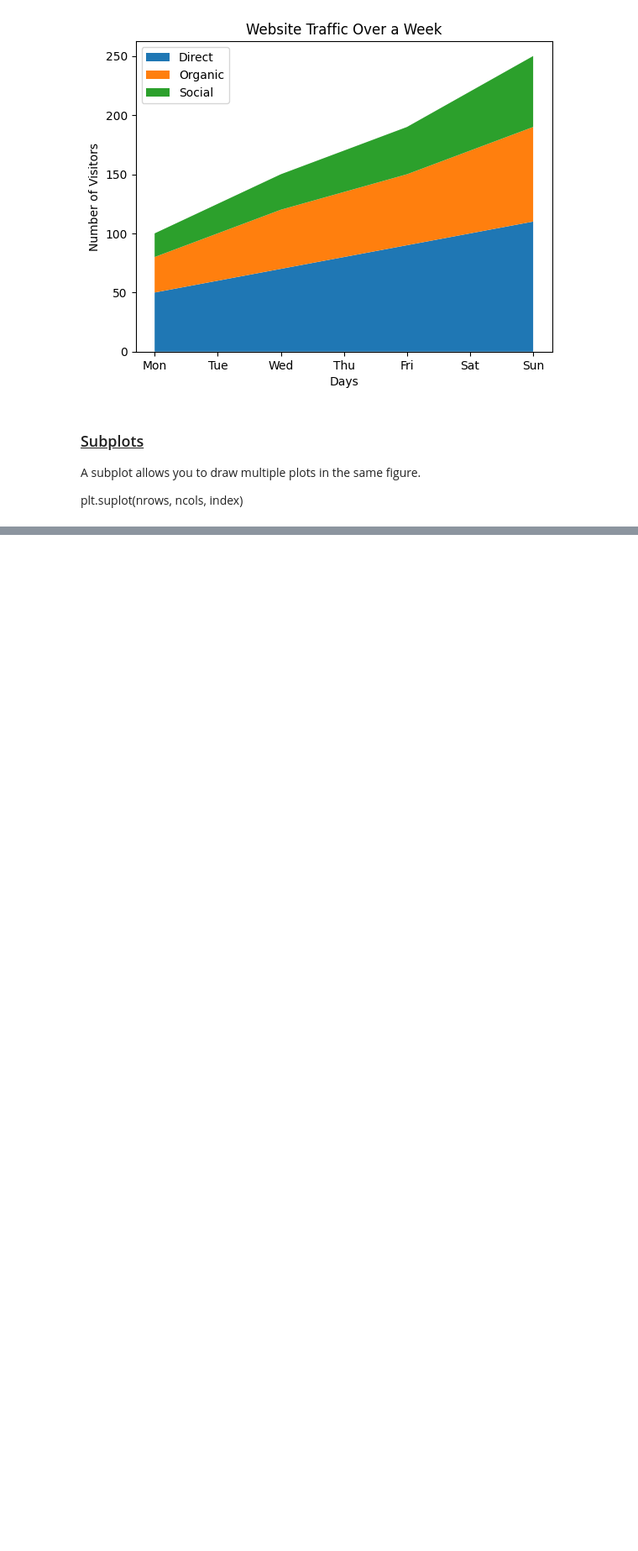
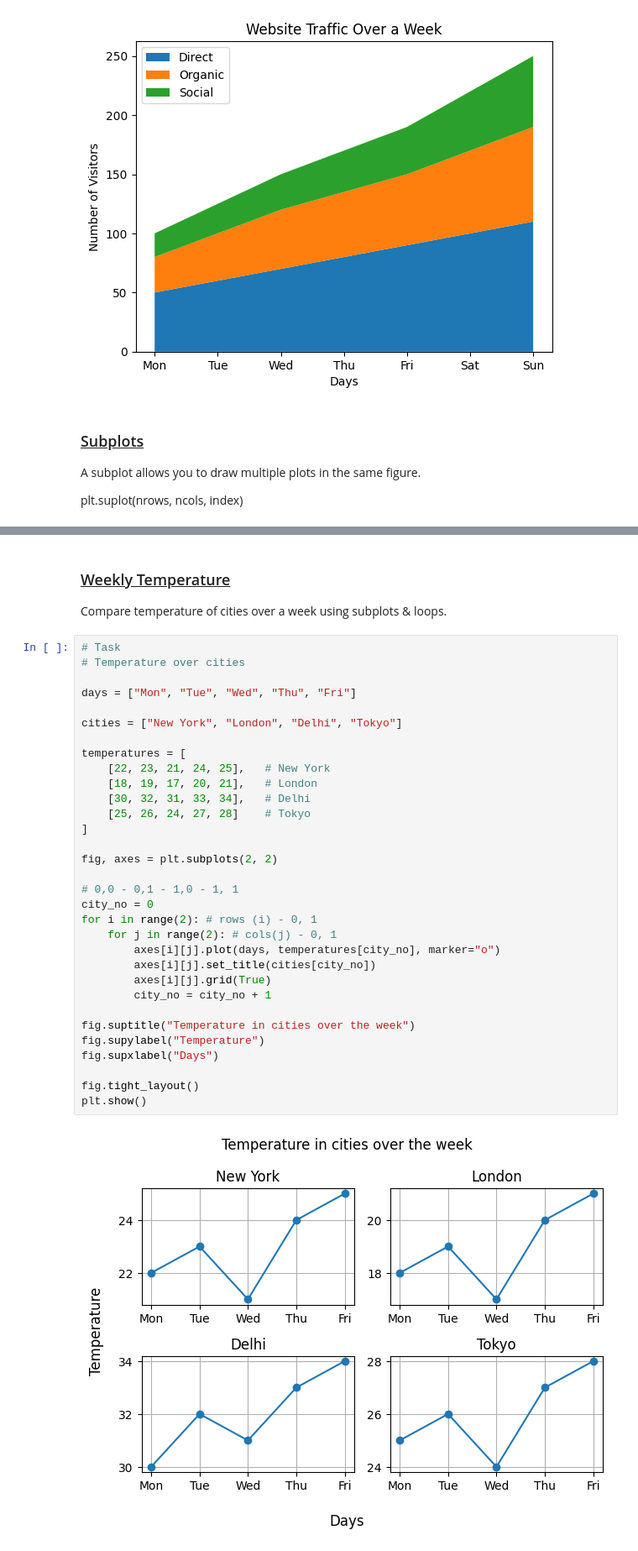
Before and after one commit to harshaiml/aiml-daily-practice, a Jupyter notebook: Practice/Part 7 - Data Visualization/Part - 2/matplotlib_tutorial.ipynb, the cells around one changed output, grey strips where cells are left out. Shown at 84% size. Cells and saved outputs as stored; diff of their text form; blank space fills up the shorter version.

```diff
--- a/Practice/Part 7 - Data Visualization/Part - 2/matplotlib_tutorial.ipynb
+++ b/Practice/Part 7 - Data Visualization/Part - 2/matplotlib_tutorial.ipynb
@@ -188,0 +251,37 @@ plt.suplot(nrows, ncols, index)
+# %% [markdown]
+### <u>Weekly Temperature</u>
+Compare temperature of cities over a week using subplots & loops.
+# %%
+# Task
+# Temperature over cities
+
+days = ["Mon", "Tue", "Wed", "Thu", "Fri"]
+
+cities = ["New York", "London", "Delhi", "Tokyo"]
+
+temperatures = [
+    [22, 23, 21, 24, 25],   # New York
+    [18, 19, 17, 20, 21],   # London
+    [30, 32, 31, 33, 34],   # Delhi
+    [25, 26, 24, 27, 28]    # Tokyo
+]
+
+fig, axes = plt.subplots(2, 2)
+
+# 0,0 - 0,1 - 1,0 - 1, 1
+city_no = 0
+for i in range(2): # rows (i) - 0, 1
+    for j in range(2): # cols(j) - 0, 1
+        axes[i][j].plot(days, temperatures[city_no], marker="o")
+        axes[i][j].set_title(cities[city_no])
+        axes[i][j].grid(True)
+        city_no = city_no + 1
+
+fig.suptitle("Temperature in cities over the week")
+fig.supylabel("Temperature")
+fig.supxlabel("Days")
+
+fig.tight_layout()
+plt.show()
+# %% [output]
+[figure, added]
```
Also changed, not shown: parts of 7 cells of this notebook.
